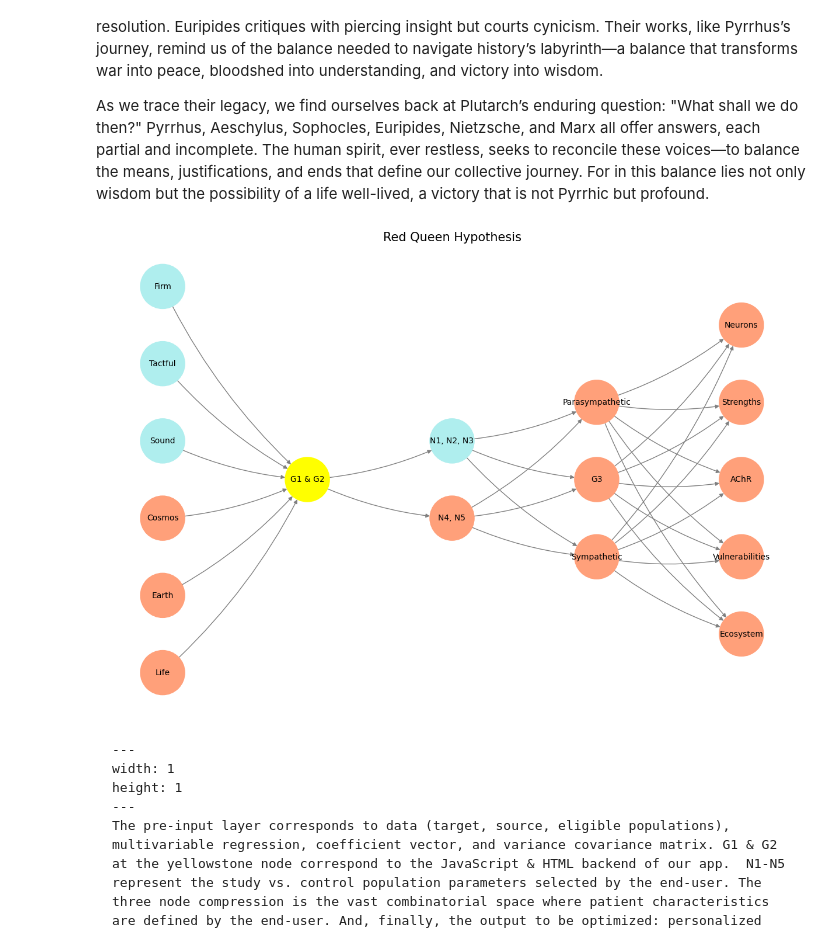
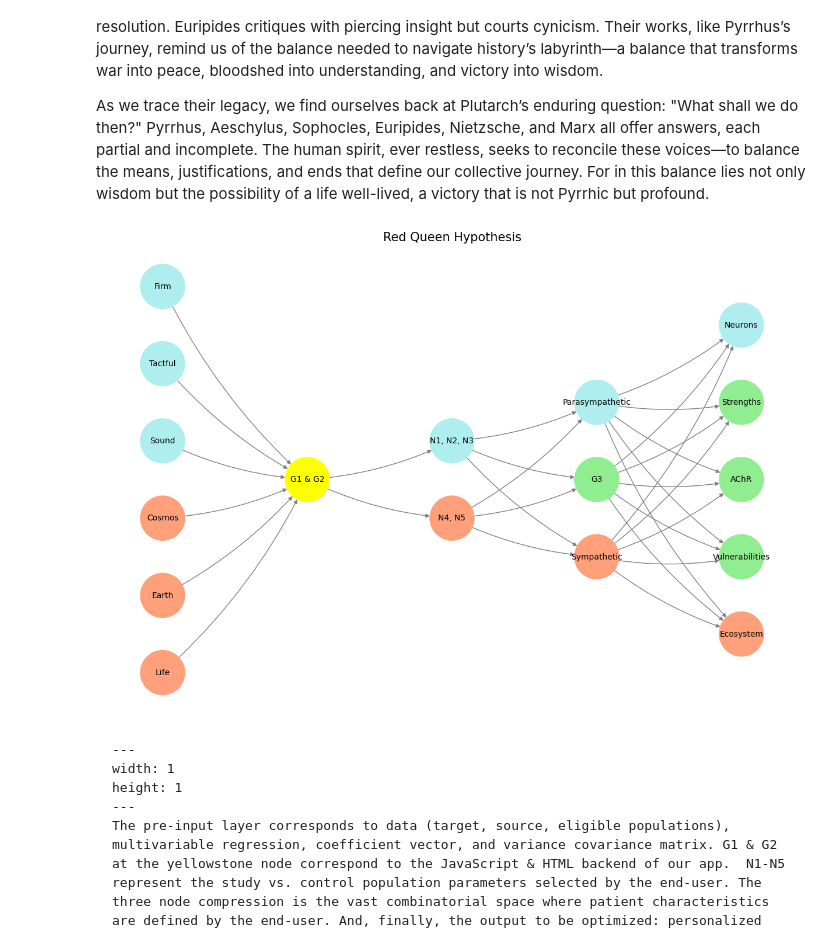
Before and after one commit to abikesa/guesswho, a Jupyter notebook: kitabo/ensi/_build/jupyter_execute/act1/chapter1.ipynb, the cells around one changed output. Drawn from its saved outputs; the diff is of its cells as text; code cells hidden in the pictures.

````diff
--- a/kitabo/ensi/_build/jupyter_execute/act1/chapter1.ipynb
+++ b/kitabo/ensi/_build/jupyter_execute/act1/chapter1.ipynb
@@ -51,14 +51,14 @@ def assign_colors(node, layer):
         return 'paleturquoise'
     elif layer == 'Input/AgenticAI' and node == 'N1, N2, N3':
         return 'paleturquoise'
-    elif layer == 'Hidden':
+    elif layer == 'Hidden/GenerativeAI':
         if node == 'Parasympathetic':
             return 'paleturquoise'
         elif node == 'G3':
             return 'lightgreen'
         elif node == 'Sympathetic':
             return 'lightsalmon'
-    elif layer == 'Output':
+    elif layer == 'Output/PhysicalAI':
         if node == 'Neurons':
             return 'paleturquoise'
         elif node in ['Strengths', 'AChR', 'Vulnerabilities']:
@@ -83,34 +83,34 @@ def visualize_nn():
 
     # Add nodes and assign positions
     for i, (layer_name, nodes) in enumerate(layers.items()):
         y_positions = calculate_positions(nodes, center_x, offset=-len(layers) + i + 1)
         for node, position in zip(nodes, y_positions):
             G.add_node(node, layer=layer_name)
             pos[node] = position
             node_colors.append(assign_colors(node, layer_name))
 
     # Add edges (without weights)
     for layer_pair in [
         ('Pre-Input/CudAlexnet', 'Yellowstone/SensoryAI'), ('Yellowstone/SensoryAI', 'Input/AgenticAI'), ('Input/AgenticAI', 'Hidden/GenerativeAI'), ('Hidden/GenerativeAI', 'Output/PhysicalAI')
     ]:
         source_layer, target_layer = layer_pair
         for source in layers[source_layer]:
             for target in layers[target_layer]:
                 G.add_edge(source, target)
 
     # Draw the graph
     plt.figure(figsize=(12, 8))
     nx.draw(
         G, pos, with_labels=True, node_color=node_colors, edge_color='gray',
         node_size=3000, font_size=10, connectionstyle="arc3,rad=0.1"
     )
     plt.title("Red Queen Hypothesis", fontsize=15)
     plt.show()
 
 # Run the visualization
 visualize_nn()
 # %% [output]
-[figure, old version]
+[figure, new version]
 # %% [markdown]
 ```{figure} ../figures/blanche.*
 ---
````
Also changed, not shown: 5 other files.
